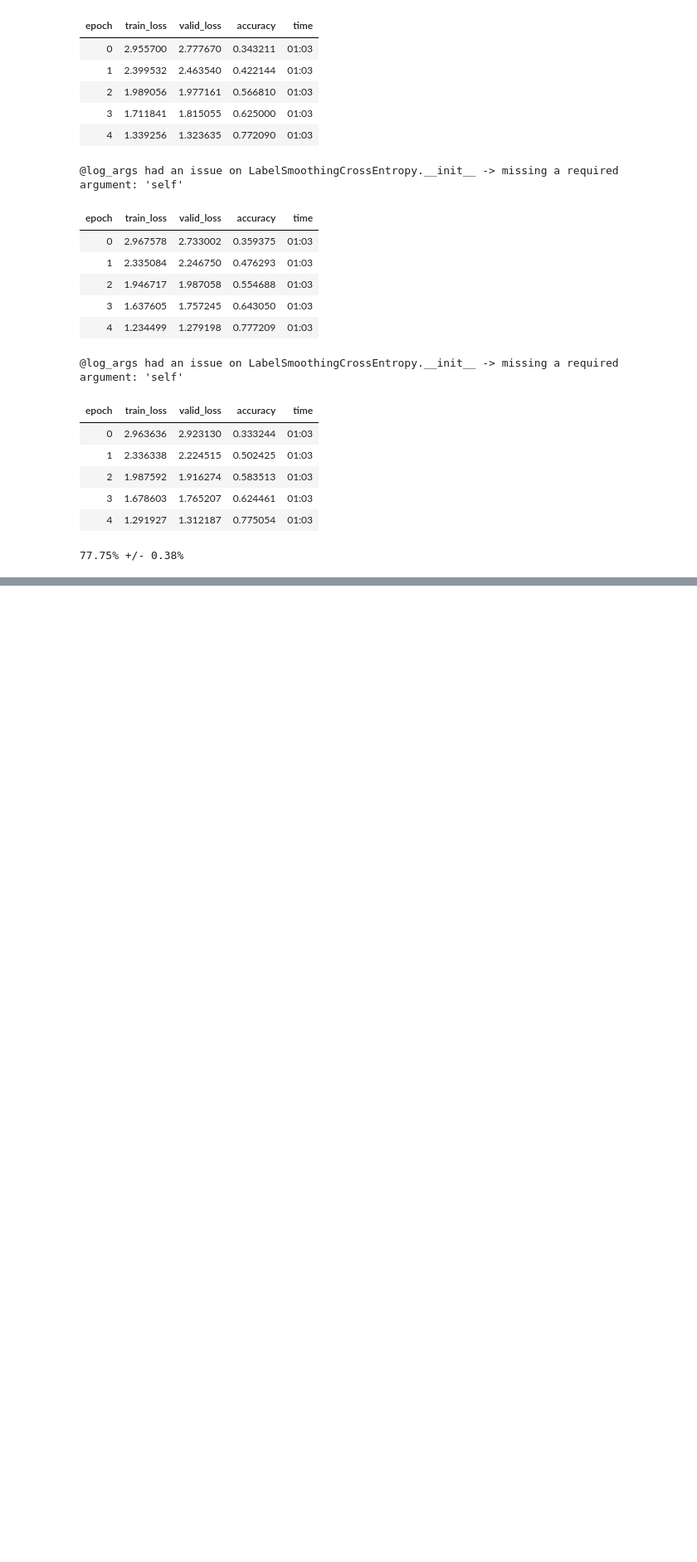
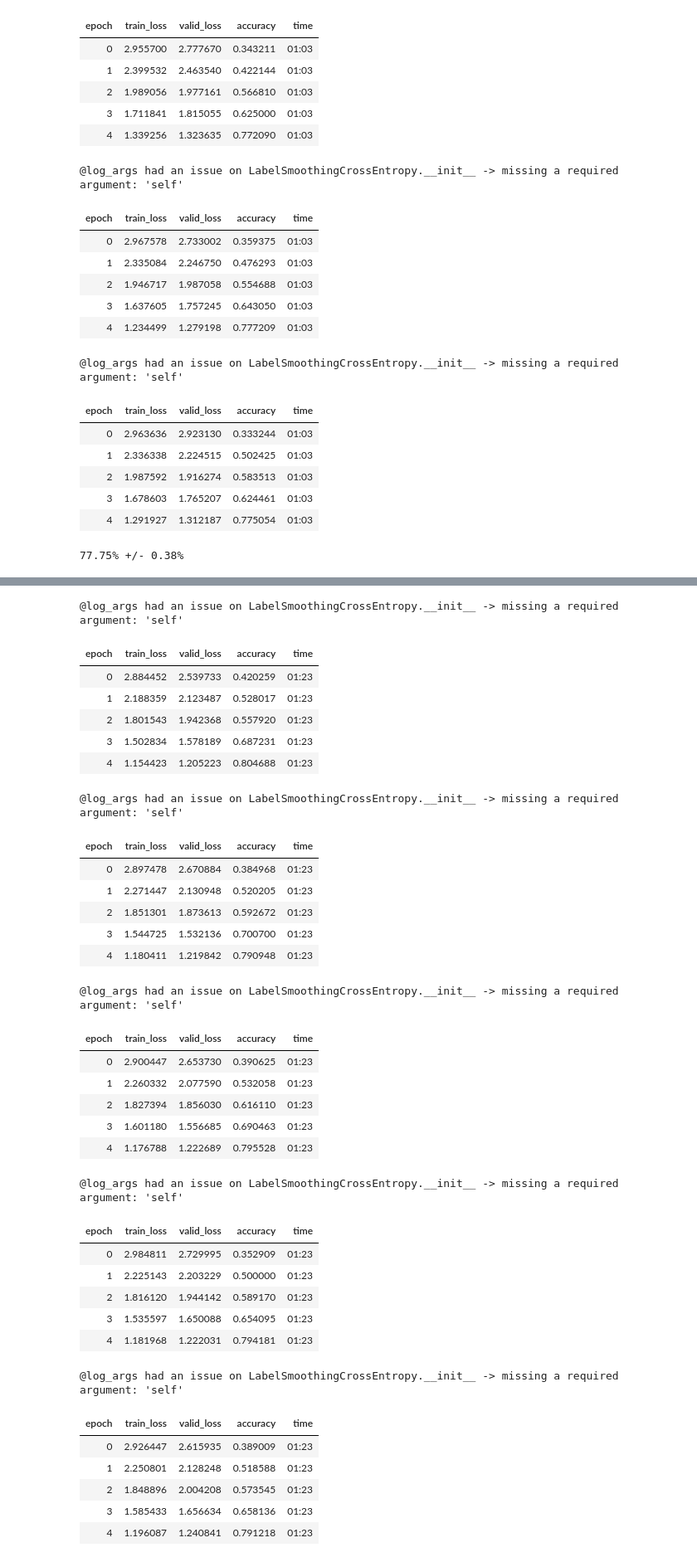
Before and after one commit to jwuphysics/FastGarden, a Jupyter notebook: nbs/03. Network deconvolution experiments.ipynb, the cells around one changed output, grey strips where cells are left out. Shown at 83% size. Cells and saved outputs as stored; diff of their text form; code cells hidden in the pictures; blank space fills up the shorter version.

Commit message:
finalize experiments with deconv stem

```diff
--- a/nbs/03. Network deconvolution experiments.ipynb
+++ b/nbs/03. Network deconvolution experiments.ipynb
@@ -468,0 +497,50 @@ print('{:.2f}% +/- {:.2f}%'.format(100*res.mean(), 100*res.std()))
+# %%
+def xse_resnext18_deconv(pretrained=False, **kwargs):
+    return XResNet_deconv(
+        SEResNeXtBlock,
+        expansion=1,
+        layers=[2, 2, 2, 2],
+        **kwargs
+    )
+# %%
+for i in range(5):
+    model = xse_resnext18_deconv(n_out=dls.c, sa=True, act_cls=MishCuda, groups=64, reduction=8)
+    model = replace_model_layer(model, nn.MaxPool2d, kornia.contrib.MaxBlurPool2d(3, True))
+    learn = Learner(dls, model, opt_func=ranger, metrics=accuracy, loss_func=LabelSmoothingCrossEntropy(eps=0.05))
+    learn.fit_flat_cos(5, 1e-2, wd=1e-2)
+# %% [output]
+@log_args had an issue on LabelSmoothingCrossEntropy.__init__ -> missing a required argument: 'self'
+| epoch | train_loss | valid_loss | accuracy | time |
+| 0 | 2.884452 | 2.539733 | 0.420259 | 01:23 |
+| 1 | 2.188359 | 2.123487 | 0.528017 | 01:23 |
+| 2 | 1.801543 | 1.942368 | 0.557920 | 01:23 |
+| 3 | 1.502834 | 1.578189 | 0.687231 | 01:23 |
+| 4 | 1.154423 | 1.205223 | 0.804688 | 01:23 |
+@log_args had an issue on LabelSmoothingCrossEntropy.__init__ -> missing a required argument: 'self'
+| epoch | train_loss | valid_loss | accuracy | time |
+| 0 | 2.897478 | 2.670884 | 0.384968 | 01:23 |
+| 1 | 2.271447 | 2.130948 | 0.520205 | 01:23 |
+| 2 | 1.851301 | 1.873613 | 0.592672 | 01:23 |
+| 3 | 1.544725 | 1.532136 | 0.700700 | 01:23 |
+| 4 | 1.180411 | 1.219842 | 0.790948 | 01:23 |
+@log_args had an issue on LabelSmoothingCrossEntropy.__init__ -> missing a required argument: 'self'
+| epoch | train_loss | valid_loss | accuracy | time |
+| 0 | 2.900447 | 2.653730 | 0.390625 | 01:23 |
+| 1 | 2.260332 | 2.077590 | 0.532058 | 01:23 |
+| 2 | 1.827394 | 1.856030 | 0.616110 | 01:23 |
+| 3 | 1.601180 | 1.556685 | 0.690463 | 01:23 |
+| 4 | 1.176788 | 1.222689 | 0.795528 | 01:23 |
+@log_args had an issue on LabelSmoothingCrossEntropy.__init__ -> missing a required argument: 'self'
+| epoch | train_loss | valid_loss | accuracy | time |
+| 0 | 2.984811 | 2.729995 | 0.352909 | 01:23 |
+| 1 | 2.225143 | 2.203229 | 0.500000 | 01:23 |
+| 2 | 1.816120 | 1.944142 | 0.589170 | 01:23 |
+| 3 | 1.535597 | 1.650088 | 0.654095 | 01:23 |
+| 4 | 1.181968 | 1.222031 | 0.794181 | 01:23 |
+@log_args had an issue on LabelSmoothingCrossEntropy.__init__ -> missing a required argument: 'self'
+| epoch | train_loss | valid_loss | accuracy | time |
+| 0 | 2.926447 | 2.615935 | 0.389009 | 01:23 |
+| 1 | 2.250801 | 2.128248 | 0.518588 | 01:23 |
+| 2 | 1.848896 | 2.004208 | 0.573545 | 01:23 |
+| 3 | 1.585433 | 1.656634 | 0.658136 | 01:23 |
+| 4 | 1.196087 | 1.240841 | 0.791218 | 01:23 |
```
Also changed, not shown: parts of 21 cells of this notebook.
